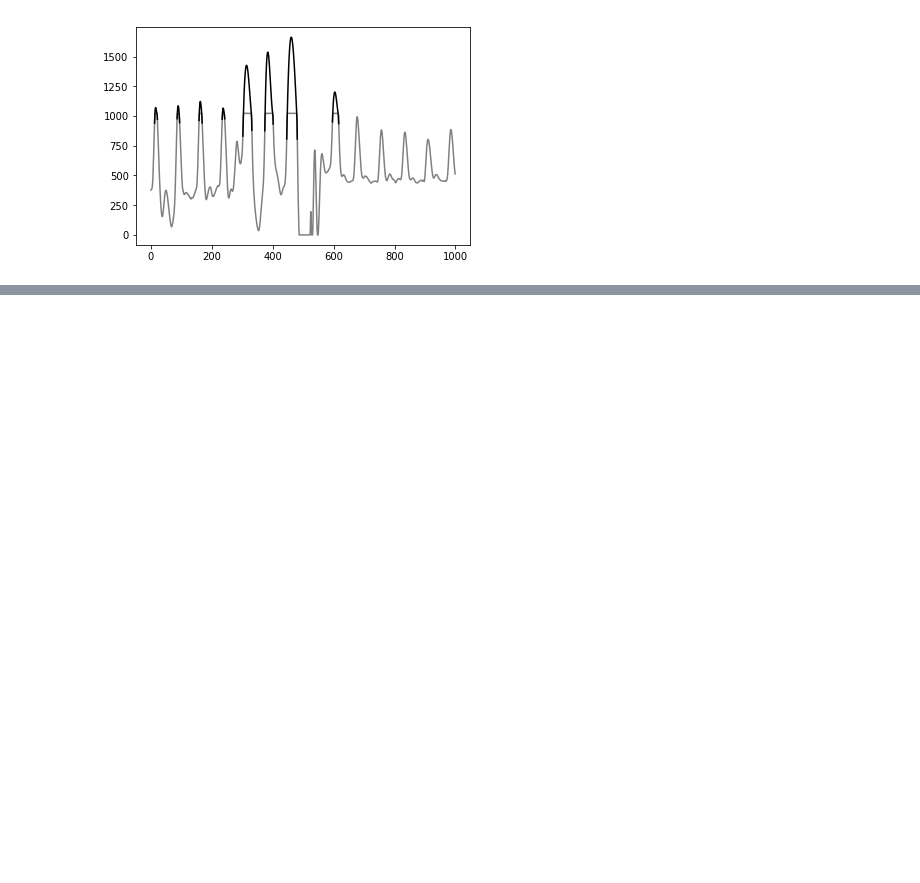
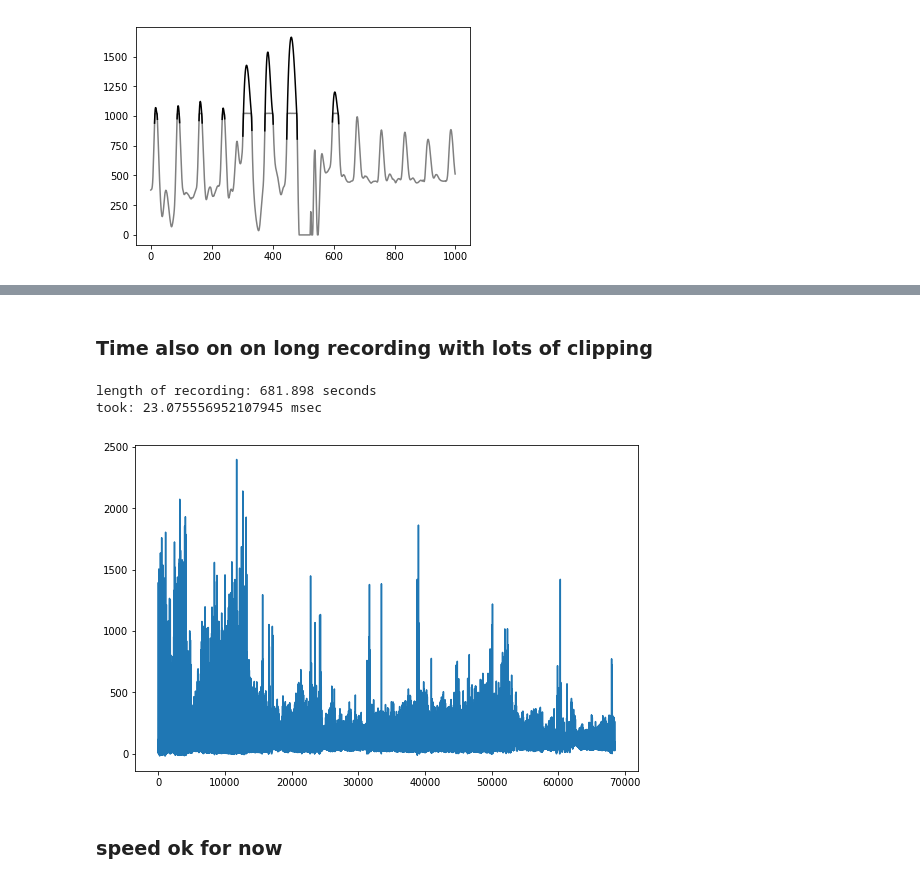
Before and after one commit to paulvangentcom/heartrate_analysis_python, a Jupyter notebook: experimental/clipping_detection_workingdoc.ipynb, the cells around one changed output, grey strips where cells are left out. Saved outputs shown, nothing was run; the diff lists cells and outputs as text; code cells hidden in the pictures; blank space fills up the shorter version.

```diff
--- a/experimental/clipping_detection_workingdoc.ipynb
+++ b/experimental/clipping_detection_workingdoc.ipynb
@@ -243,0 +262,27 @@ interpolate_peaks(data, clipping_segments, 100):
+# %% [markdown]
+### Time also on on long recording  with lots of clipping
+# %%
+long_data = hb.get_data('../data3.csv', column_name='hr')
+long_data = hb.enhance_peaks(long_data)
+fs = hb.get_samplerate_datetime(hb.get_data('../data3.csv', column_name='datetime'),
+                               timeformat='%Y-%m-%d %H:%M:%S.%f')
+
+print("length of recording: %s seconds" %(len(long_data)/fs))
+
+t1 = time.clock()
+
+data = interpolate_peaks(long_data, fs, threshold=1010)
+
+t2 = time.clock() - t1
+
+print("took: %s msec" % (t2*1000.0))
+
+plt.figure(figsize=(9,6))
+plt.plot(data)
+plt.show()
+# %% [output]
+length of recording: 681.898 seconds
+took: 23.075556952107945 msec
+[figure, added]
+# %% [markdown]
+### speed ok for now
```
Also changed, not shown: parts of 3 cells of this notebook.
